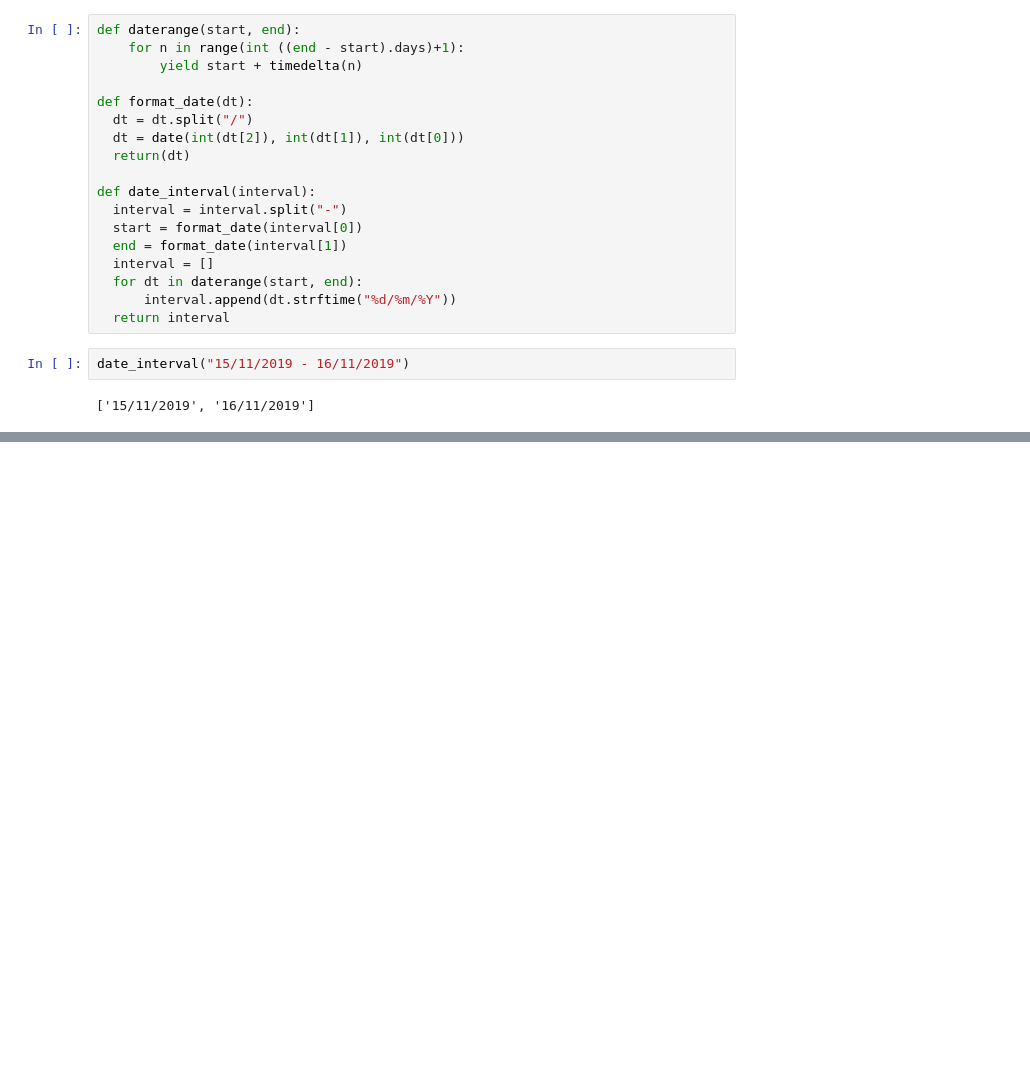
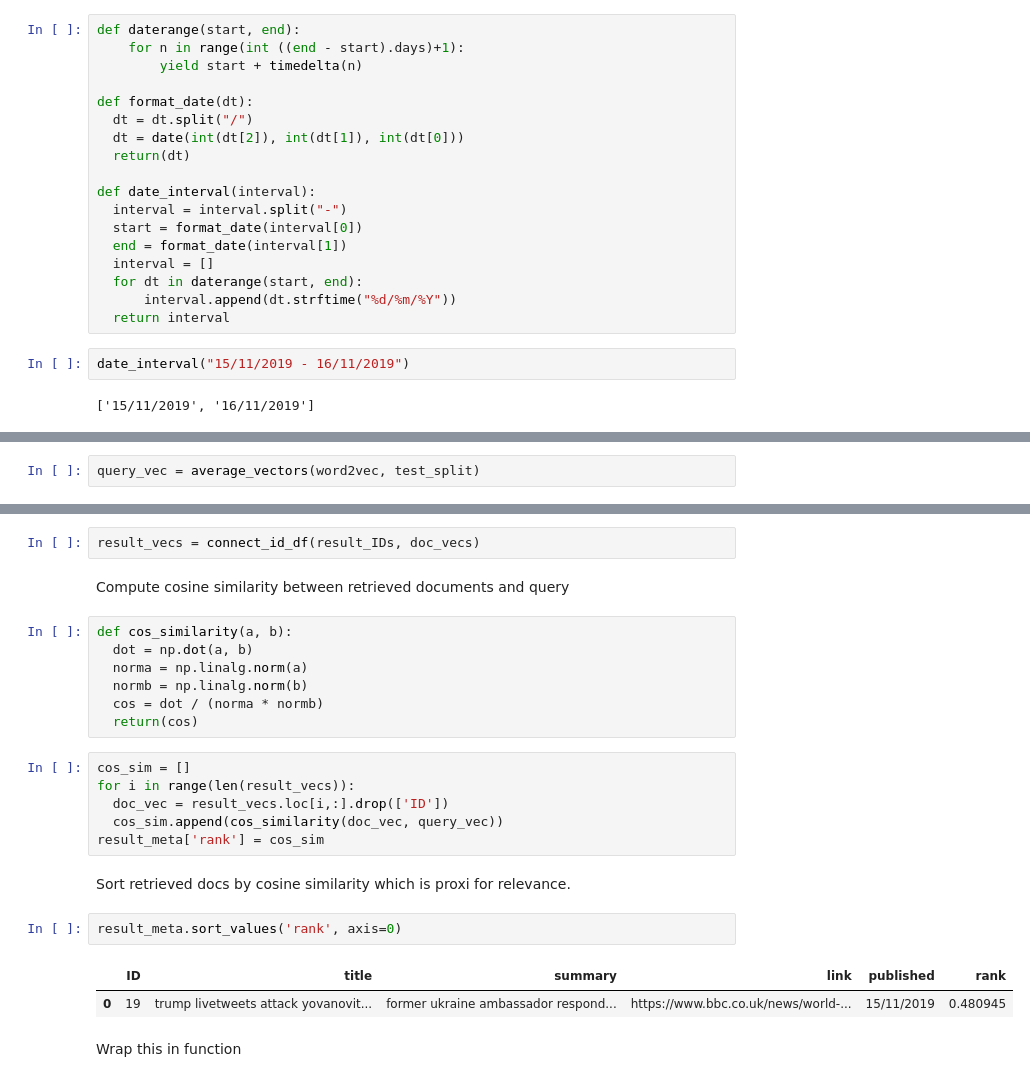
Before and after one commit to dominikklepl/News-search-engine, a Jupyter notebook: Code_explanation.ipynb, the cells around one changed output, grey strips where cells are left out. Saved outputs shown, nothing was run; the diff lists cells and outputs as text; blank space fills up the shorter version.

```diff
--- a/Code_explanation.ipynb
+++ b/Code_explanation.ipynb
@@ -612,0 +628,2 @@ date_interval("15/11/2019 - 16/11/2019")
+# %%
+query_vec = average_vectors(word2vec, test_split)
@@ -612,0 +632,26 @@ date_interval("15/11/2019 - 16/11/2019")
+# %%
+result_vecs = connect_id_df(result_IDs, doc_vecs)
+# %% [markdown]
+Compute cosine similarity between retrieved documents and query
+# %%
+def cos_similarity(a, b):
+  dot = np.dot(a, b)
+  norma = np.linalg.norm(a)
+  normb = np.linalg.norm(b)
+  cos = dot / (norma * normb)
+  return(cos)
+# %%
+cos_sim = []
+for i in range(len(result_vecs)):
+  doc_vec = result_vecs.loc[i,:].drop(['ID'])
+  cos_sim.append(cos_similarity(doc_vec, query_vec))
+result_meta['rank'] = cos_sim
+# %% [markdown]
+Sort retrieved docs by cosine similarity which is proxi for relevance.
+# %%
+result_meta.sort_values('rank', axis=0)
+# %% [output]
+|  | ID | title | summary | link | published | rank |
+| 0 | 19 | trump livetweets attack yovanovit... | former ukraine ambassador respond... | https://www.bbc.co.uk/news/world-... | 15/11/2019 | 0.480945 |
+# %% [markdown]
+Wrap this in function
```
Also changed, not shown: parts of 38 cells of this notebook.
